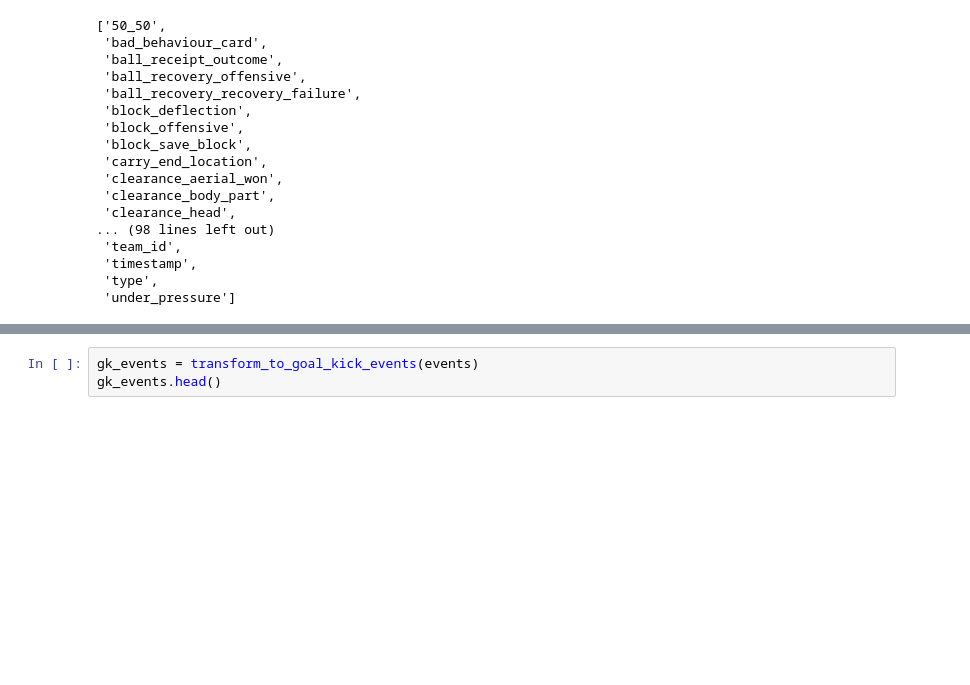
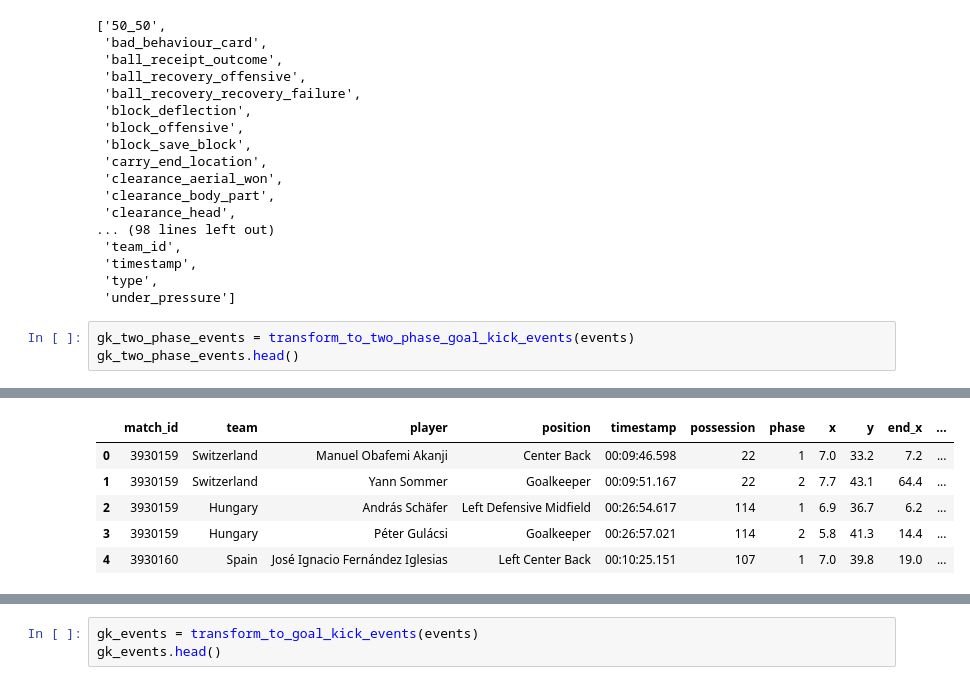
Before and after one commit to MarijnSt/spain-analysis-euro-2024, a Jupyter notebook: notebooks/gk_distribution.ipynb, the cells around one changed output, grey strips where cells are left out. Saved outputs shown, nothing was run; the diff lists cells and outputs as text; blank space fills up the shorter version.

```diff
--- a/notebooks/gk_distribution.ipynb
+++ b/notebooks/gk_distribution.ipynb
@@ -44,3 +44,7 @@ list(events.columns)
  'timestamp',
  'type',
  'under_pressure']
+# %%
+gk_two_phase_events = transform_to_two_phase_goal_kick_events(events)
+gk_two_phase_events.head()
+# %% [output]
@@ -46,0 +53,6 @@ list(events.columns)
+|  | match_id | team | player | position | timestamp | possession | phase | x | y | end_x | ... |
+| 0 | 3930159 | Switzerland | Manuel Obafemi Akanji | Center Back | 00:09:46.598 | 22 | 1 | 7.0 | 33.2 | 7.2 | ... |
+| 1 | 3930159 | Switzerland | Yann Sommer | Goalkeeper | 00:09:51.167 | 22 | 2 | 7.7 | 43.1 | 64.4 | ... |
+| 2 | 3930159 | Hungary | András Schäfer | Left Defensive Midfield | 00:26:54.617 | 114 | 1 | 6.9 | 36.7 | 6.2 | ... |
+| 3 | 3930159 | Hungary | Péter Gulácsi | Goalkeeper | 00:26:57.021 | 114 | 2 | 5.8 | 41.3 | 14.4 | ... |
+| 4 | 3930160 | Spain | José Ignacio Fernández Iglesias | Left Center Back | 00:10:25.151 | 107 | 1 | 7.0 | 39.8 | 19.0 | ... |
```
Also changed, not shown: parts of 6 cells of this notebook, 3 other files.
